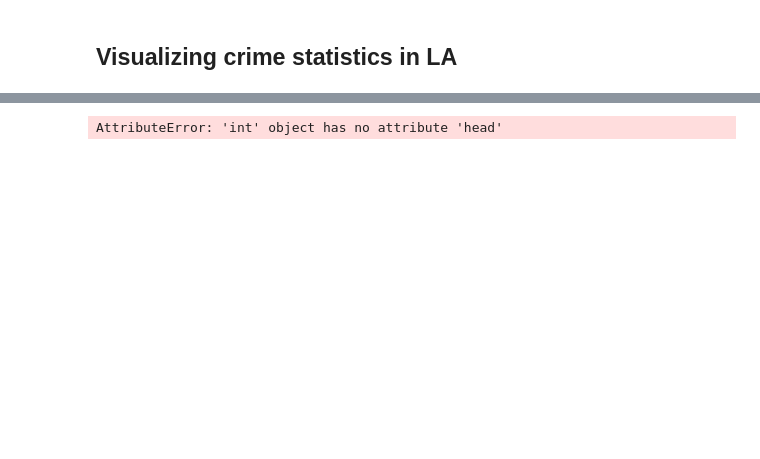
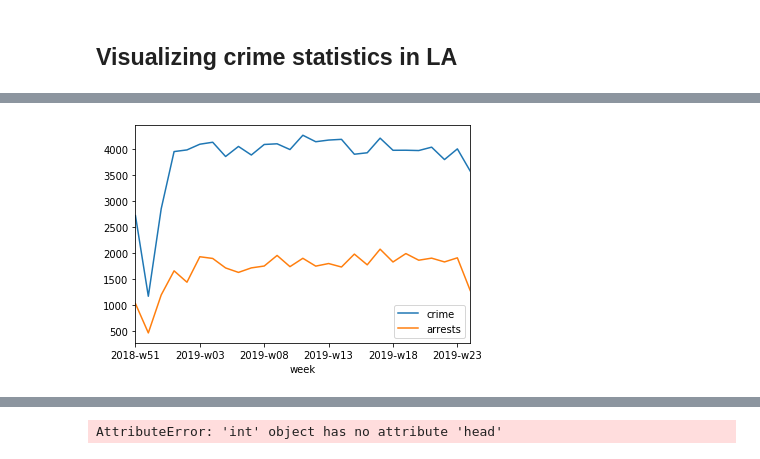
Before and after one commit to abreulastra/crime_analysis, a Jupyter notebook: crime_patterns_LA.ipynb, the cells around one changed output, grey strips where cells are left out. Drawn from its saved outputs; the diff is of its cells as text; code cells hidden in the pictures; blank space fills up the shorter version.

Commit message:
Here I add a help_functions.py, to make the crime database and the arrests database more comparable. Most of this changes are focused on data engineering

```diff
--- a/crime_patterns_LA.ipynb
+++ b/crime_patterns_LA.ipynb
@@ -11,6 +14,5 @@ import pandas as pd
 # %%
+# Loading csv files into dataframes
 path = 'los-angeles-crime-arrest-data/'
-cri = pd.read_csv(path + 'crime-data-from-2010-to-present.csv', encoding='utf-8')
-arr = pd.read_csv(path + 'arrest-data-from-2010-to-present.csv', encoding='utf-8')
+cri = pd.read_csv(path + 'crime-data.csv', encoding='utf-8')
+arr = pd.read_csv(path + 'arrest-data.csv', encoding='utf-8')
-# %%
-cri['Date Occurred'] = pd.to_datetime(cri['Date Occurred'])
@@ -31,0 +19,4 @@ Index(['DR Number', 'Date Reported', 'Date Occurred', 'Time Occurred',
+# %%
+# Preparing date variables to be able to compare accross databases
+cri = prepare_data(cri)
+arr = prepare_data(arr)
@@ -31,0 +64,9 @@ Index(['DR Number', 'Date Reported', 'Date Occurred', 'Time Occurred',
+# %%
+# creating a table of incidents per day
+table_week = pd.DataFrame()
+table_week['crime'] = cri.groupby('week').size()
+table_week['arrests'] = arr.groupby('week').size()
+# %%
+table_week.plot();
+# %% [output]
+[figure, added]
```
Also changed, not shown: parts of 20 cells of this notebook, 1 other file.
